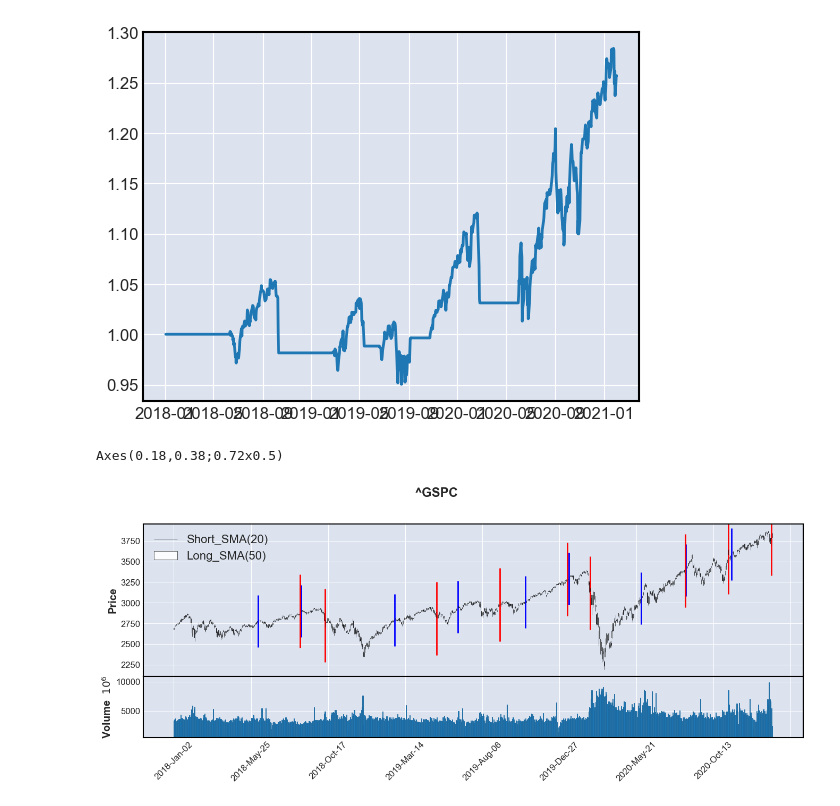
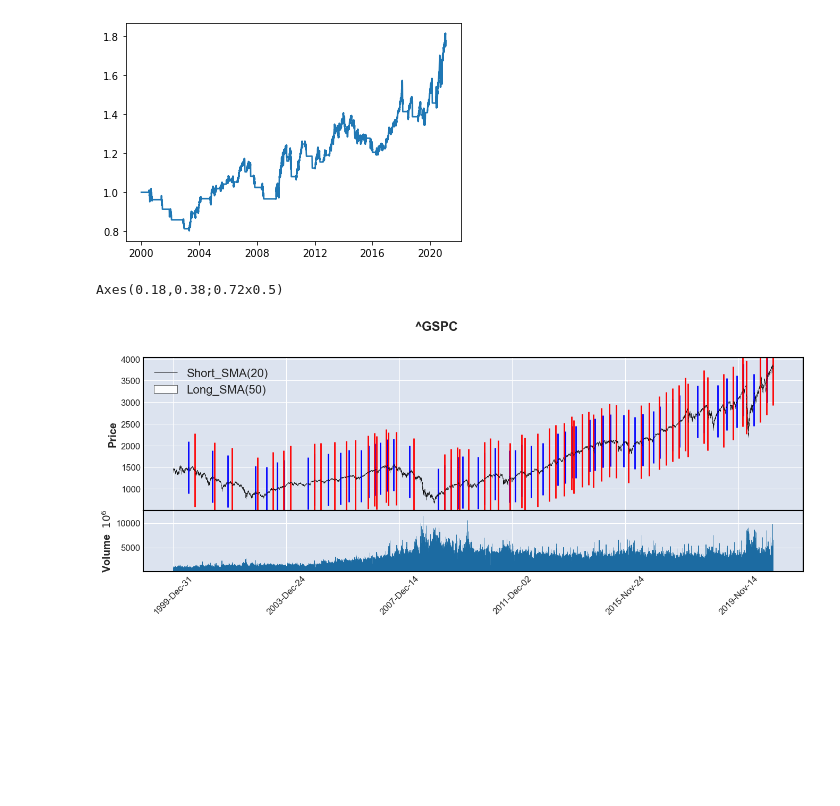
Before and after one commit to yamayamaKo/stock_trade, a Jupyter notebook: Donchan/trade_donchan_buy.ipynb, the cells around one changed output. Saved outputs shown, nothing was run; the diff lists cells and outputs as text; code cells hidden in the pictures; blank space fills up the shorter version.

```diff
--- a/Donchan/trade_donchan_buy.ipynb
+++ b/Donchan/trade_donchan_buy.ipynb
@@ -6,7 +6,11 @@ import datetime as dt
 import matplotlib.pyplot as plt
 import mplfinance as mpf
 
-start = '2018-01-01'
+"""
+方針：60日高値で買い、80日間保持したら損切りする
+"""
+
+start = '2000-01-01'
 end = dt.datetime.now()
 stock_code = '^GSPC'
 df = yf.download(stock_code, start, end, interval='1d')
@@ -232,6 +236,6 @@ Batting Average: 0.7777777777777778
-[figure, old version]
+[figure, new version]
 Axes(0.18,0.38;0.72x0.5)
-[figure, old version]
+[figure, new version]
 # %%
 """
 メインループ
```
Also changed, not shown: parts of 2 cells of this notebook.
